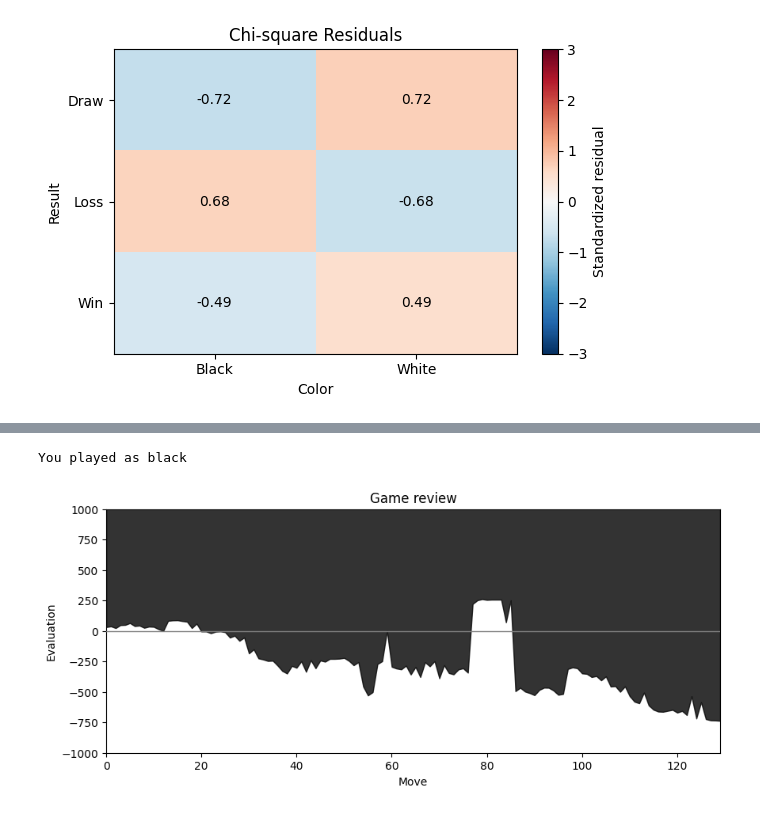
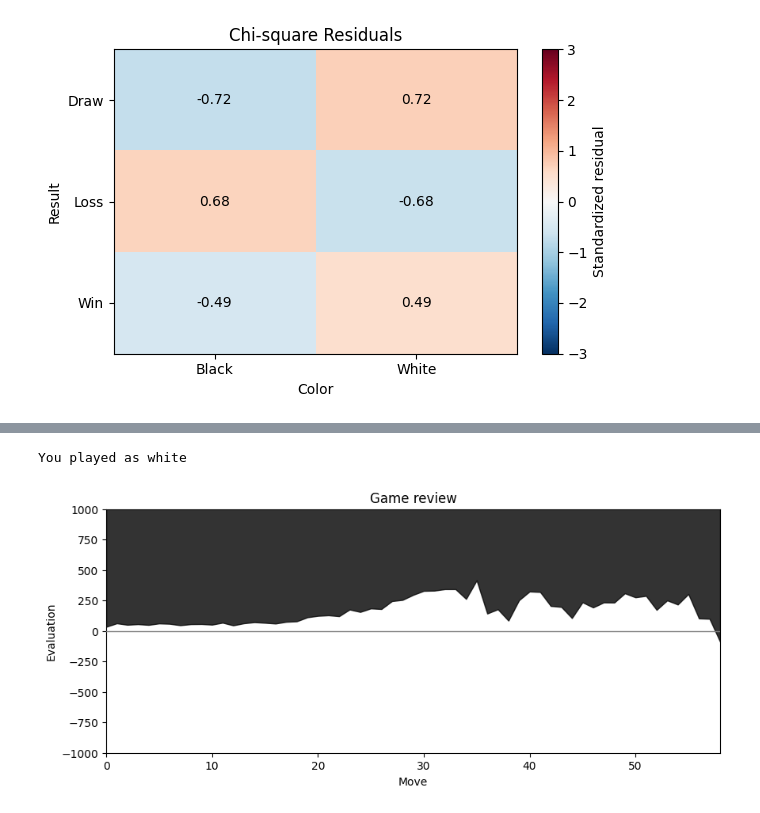
Before and after one commit to ParpasP/Chess-Project, a Jupyter notebook: ChessProject.ipynb, the cells around one changed output, grey strips where cells are left out. Drawn from its saved outputs; the diff is of its cells as text; code cells hidden in the pictures.

```diff
--- a/ChessProject.ipynb
+++ b/ChessProject.ipynb
@@ -214,8 +215,8 @@ import asyncio
 
 asyncio.set_event_loop_policy(asyncio.WindowsProactorEventLoopPolicy())
 
-# result_df = run_chess_analysis(games_df, moves_df, time_control=None, n_games=500, depth=10) #if not all games, to get the filtered dataframe
-moves_df = run_chess_analysis(
+# result_df, moves_df = run_chess_analysis(games_df, moves_df, time_control=None, n_games=500, depth=10) #if not all games, to get the filtered dataframe
+result_df, moves_df = run_chess_analysis(
     games_df, moves_df, time_control=None, n_games=-1, depth=10
 )
 # %% [output]
@@ -630,8 +656,10 @@ This visualization allows you to:
 # %%
-plot_game(result_df, link_id="168031320196")
+from src.functions import plot_game
+
+plot_game(result_df, link_id="170090456418")
 # %% [output]
-You played as black
+You played as white
-[figure, old version]
+[figure, new version]
 # %% [markdown]
 ## Personalized Chess Puzzle System
 
```
Also changed, not shown: parts of 30 cells of this notebook, 5 other files.
